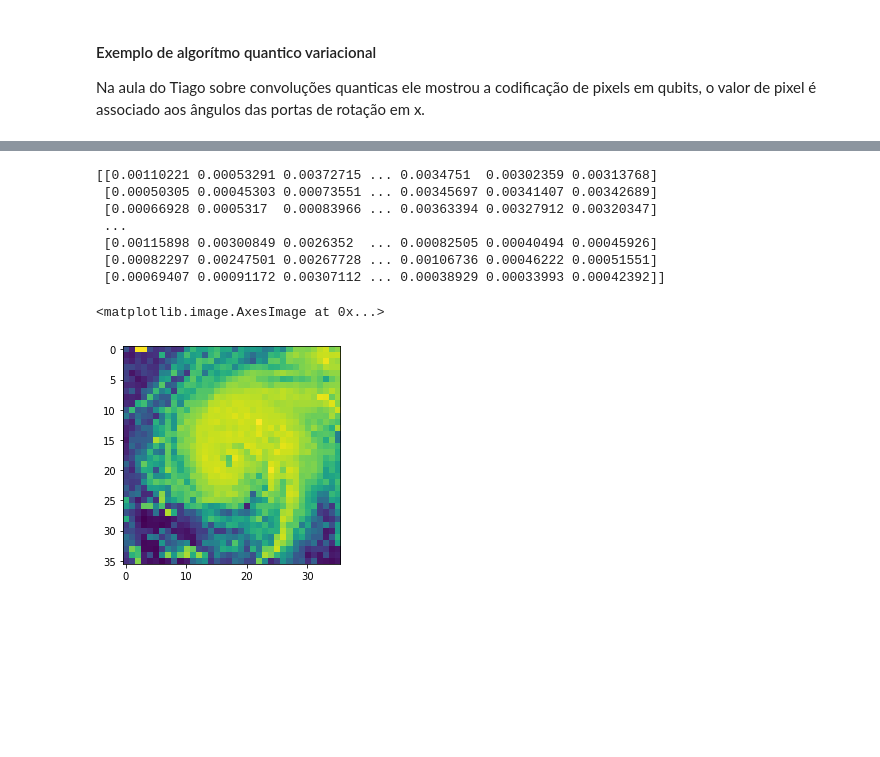
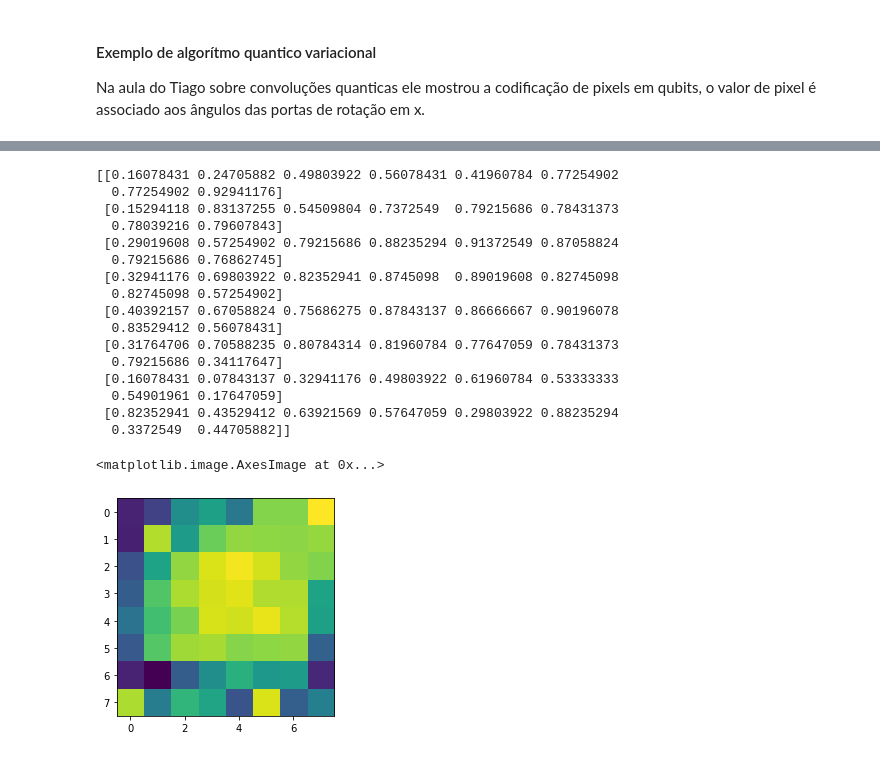
Before and after one commit to SchultzVV/Qiskit, a Jupyter notebook: Topics.ipynb, the cells around one changed output, grey strips where cells are left out. Cells and saved outputs as stored; diff of their text form; code cells hidden in the pictures; blank space fills up the shorter version.

```diff
--- a/Topics.ipynb
+++ b/Topics.ipynb
@@ -19,18 +19,28 @@ array([0.66733133, 0.58182667])
 # %%
-img = cv2.imread('a.png',0)/255
-img = cv2.resize(img,(36,36))
+img = cv2.imread('a.png',0)
+little_size = 8
+img = cv2.resize(img,(little_size,little_size))
 print(img/255)
 plt.imshow(img)
 # %% [output]
-[[0.00110221 0.00053291 0.00372715 ... 0.0034751  0.00302359 0.00313768]
- [0.00050305 0.00045303 0.00073551 ... 0.00345697 0.00341407 0.00342689]
- [0.00066928 0.0005317  0.00083966 ... 0.00363394 0.00327912 0.00320347]
- ...
- [0.00115898 0.00300849 0.0026352  ... 0.00082505 0.00040494 0.00045926]
- [0.00082297 0.00247501 0.00267728 ... 0.00106736 0.00046222 0.00051551]
- [0.00069407 0.00091172 0.00307112 ... 0.00038929 0.00033993 0.00042392]]
+[[0.16078431 0.24705882 0.49803922 0.56078431 0.41960784 0.77254902
+  0.77254902 0.92941176]
+ [0.15294118 0.83137255 0.54509804 0.7372549  0.79215686 0.78431373
+  0.78039216 0.79607843]
+ [0.29019608 0.57254902 0.79215686 0.88235294 0.91372549 0.87058824
+  0.79215686 0.76862745]
+ [0.32941176 0.69803922 0.82352941 0.8745098  0.89019608 0.82745098
+  0.82745098 0.57254902]
+ [0.40392157 0.67058824 0.75686275 0.87843137 0.86666667 0.90196078
+  0.83529412 0.56078431]
+ [0.31764706 0.70588235 0.80784314 0.81960784 0.77647059 0.78431373
+  0.79215686 0.34117647]
+ [0.16078431 0.07843137 0.32941176 0.49803922 0.61960784 0.53333333
+  0.54901961 0.17647059]
+ [0.82352941 0.43529412 0.63921569 0.57647059 0.29803922 0.88235294
+  0.3372549  0.44705882]]
 <matplotlib.image.AxesImage at 0x...>
-[figure, old version]
+[figure, new version]
 # %%
 import qiskit
 from qiskit import QuantumCircuit
```
Also changed, not shown: parts of 6 cells of this notebook.
